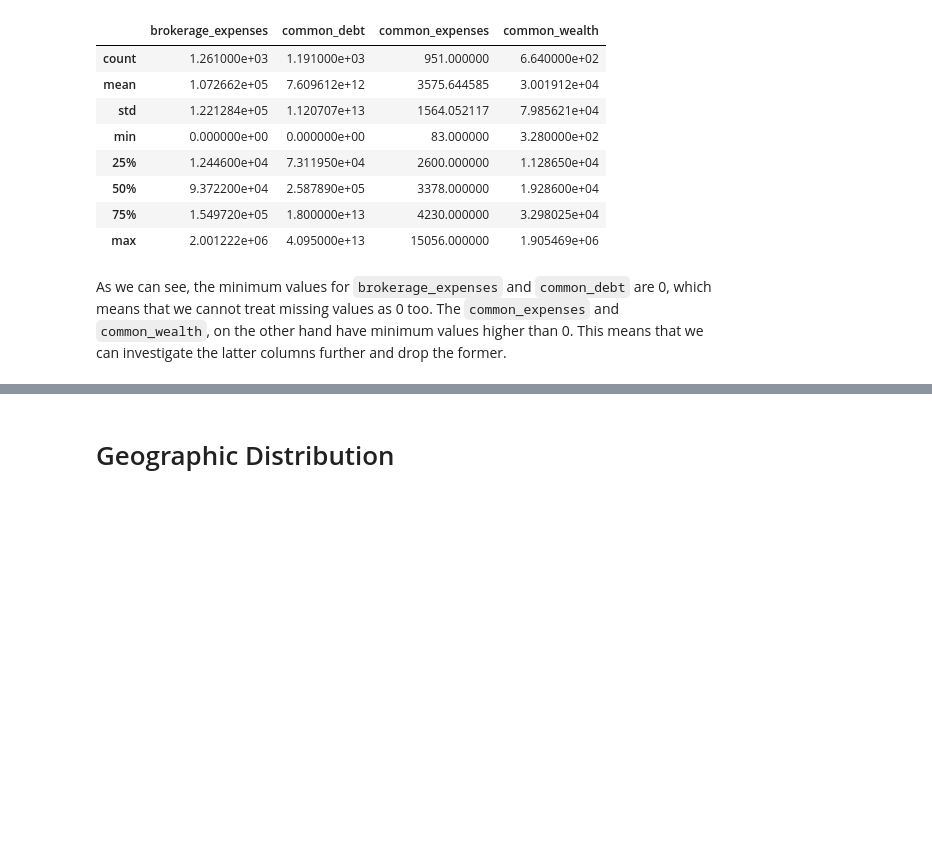
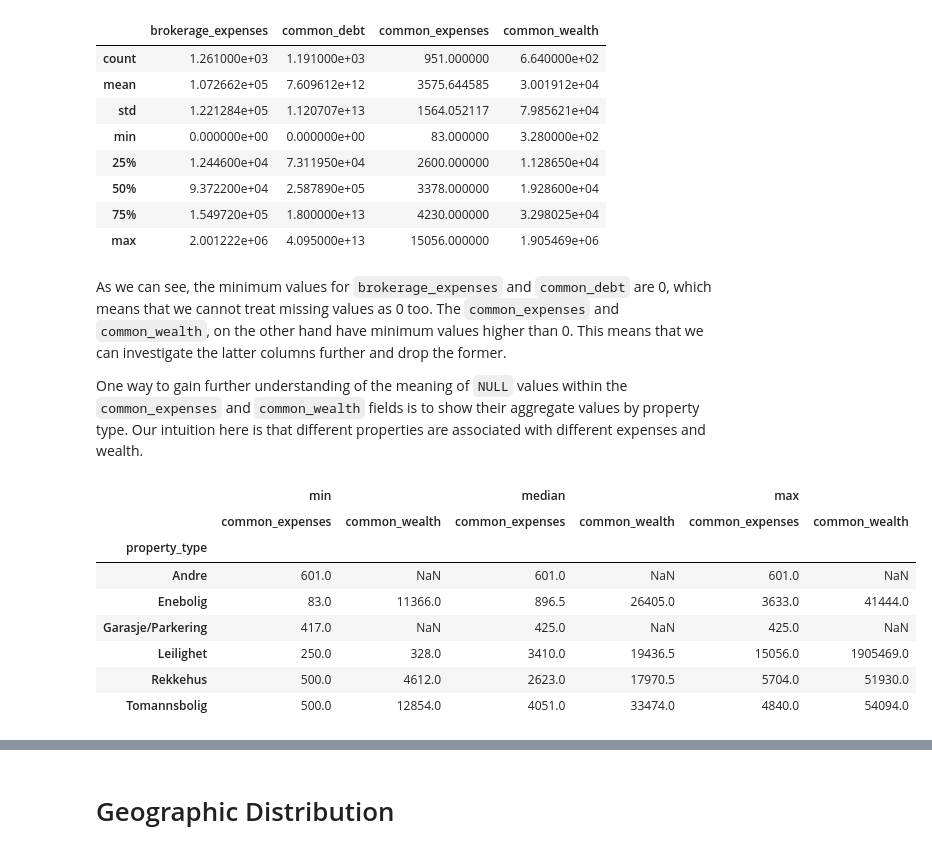
Before and after one commit to rossrco/analyses, a Jupyter notebook: home_oslo_home/eda.ipynb, the cells around one changed output, grey strips where cells are left out. Drawn from its saved outputs; the diff is of its cells as text; code cells hidden in the pictures; blank space fills up the shorter version.

```diff
--- a/home_oslo_home/eda.ipynb
+++ b/home_oslo_home/eda.ipynb
@@ -130,4 +130,6 @@ data[top_missing_columns].describe()
 | max | 2.001222e+06 | 4.095000e+13 | 15056.000000 | 1.905469e+06 |
 # %% [markdown]
 As we can see, the minimum values for `brokerage_expenses` and `common_debt` are 0, which means that we cannot treat missing values as 0 too. The `common_expenses` and `common_wealth`, on the other hand have minimum values higher than 0. This means that we can investigate the latter columns further and drop the former.
+
+One way to gain further understanding of the meaning of `NULL` values within the `common_expenses` and `common_wealth` fields is to show their aggregate values by property type. Our intuition here is that different properties are associated with different expenses and wealth.
 # %%
@@ -135,0 +137,12 @@ data.drop('energy_character', axis=1, inplace=True)
+# %%
+pd.pivot_table(data=data, index='property_type', values=['common_expenses', 'common_wealth'], aggfunc=['min', 'median', 'max'])
+# %% [output]
+|  | min |  | median |  | max |  |
+|  | common_expenses | common_wealth | common_expenses | common_wealth | common_expenses | common_wealth |
+| property_type |  |  |  |  |  |  |
+| Andre | 601.0 | NaN | 601.0 | NaN | 601.0 | NaN |
+| Enebolig | 83.0 | 11366.0 | 896.5 | 26405.0 | 3633.0 | 41444.0 |
+| Garasje/Parkering | 417.0 | NaN | 425.0 | NaN | 425.0 | NaN |
+| Leilighet | 250.0 | 328.0 | 3410.0 | 19436.5 | 15056.0 | 1905469.0 |
+| Rekkehus | 500.0 | 4612.0 | 2623.0 | 17970.5 | 5704.0 | 51930.0 |
+| Tomannsbolig | 500.0 | 12854.0 | 4051.0 | 33474.0 | 4840.0 | 54094.0 |
```
Also changed, not shown: parts of 11 cells of this notebook.
